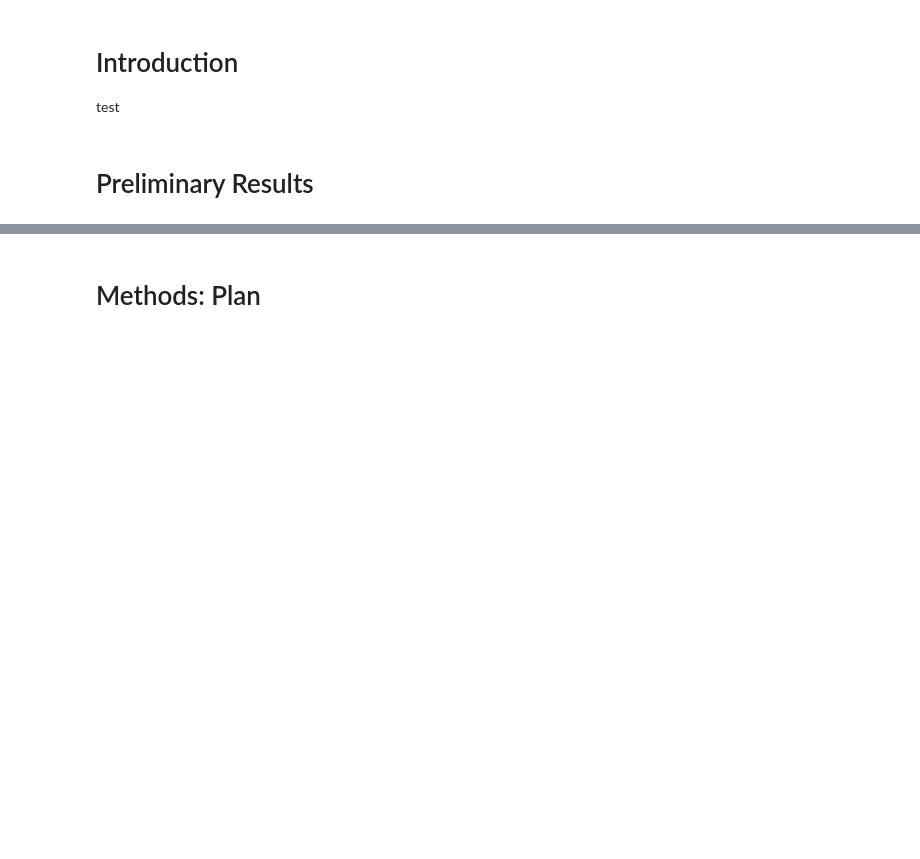
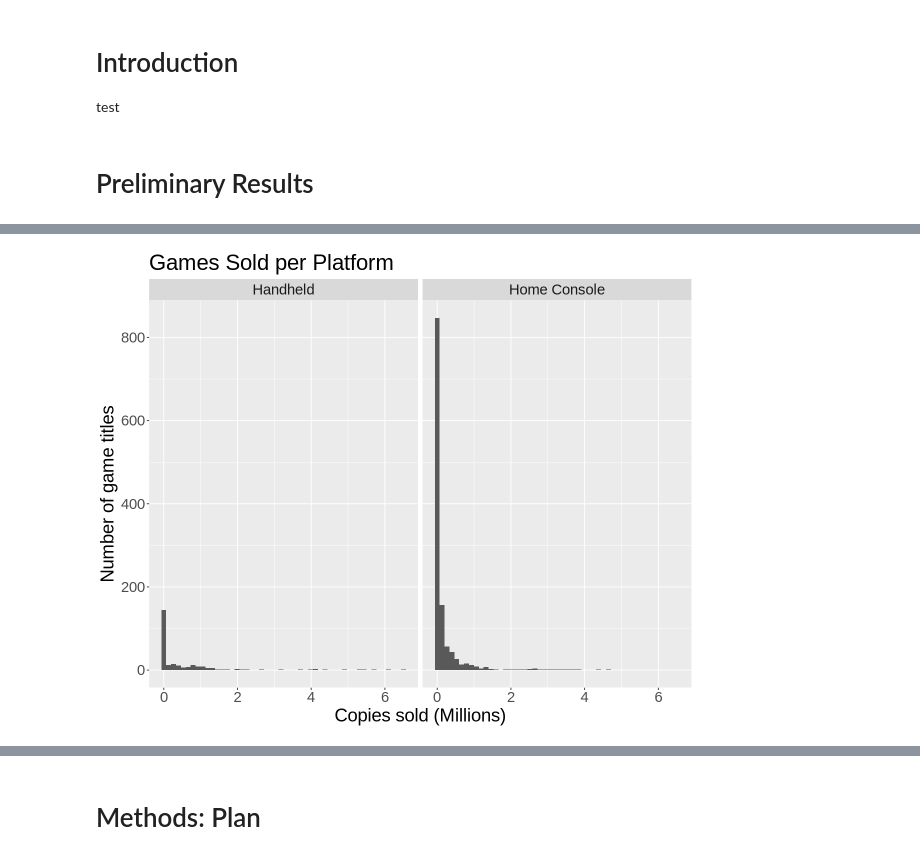
Before and after one commit to xonew/Stat-200-21-Project, a Jupyter notebook: proposal.ipynb, the cells around one changed output, grey strips where cells are left out. Drawn from its saved outputs; the diff is of its cells as text; code cells hidden in the pictures; blank space fills up the shorter version.

```diff
--- a/proposal.ipynb
+++ b/proposal.ipynb
@@ -72 +63,15 @@ A tibble: 31 × 3
+# %%
+#Comparing the sampling distributions of handheld and home console systems in Japan
+gaming_data_dist_jp <-
+gaming_data %>%
+ggplot() +
+geom_histogram(aes(x = JP_Sales), bins = 50) +
+facet_wrap(~ Platform) +
+xlab("Copies sold (Millions)") +
+ylab("Number of game titles") +
+ggtitle("Games Sold per Platform")+
+theme(text = element_text(size = 22))
+gaming_data_dist_jp
+# %% [output]
+[figure, added]
 # %%
```
Also changed, not shown: parts of 8 cells of this notebook.
